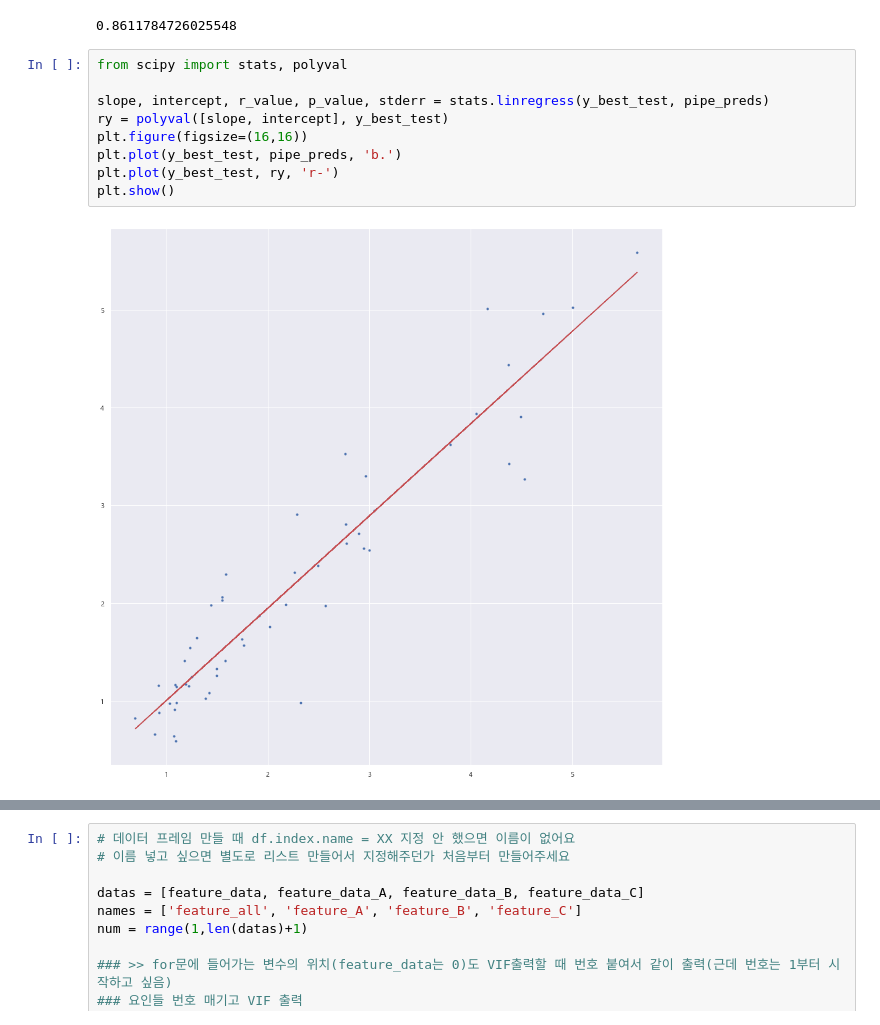
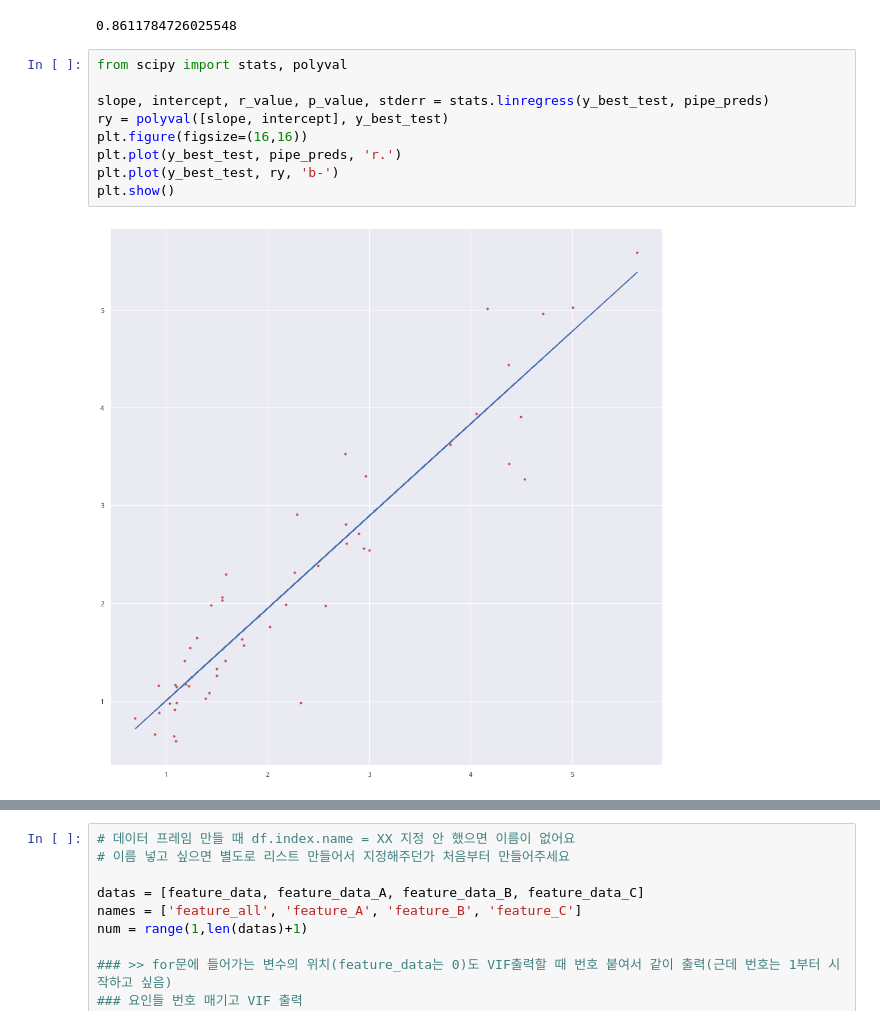
Before and after one commit to pelllzz/ubion4_project1, a Jupyter notebook: code/analysis.ipynb, the cells around one changed output, grey strips where cells are left out. Saved outputs shown, nothing was run; the diff lists cells and outputs as text.

```diff
--- a/code/analysis.ipynb
+++ b/code/analysis.ipynb
@@ -1084,14 +1103,14 @@ pipe_test.score(x_best_train, y_best_train)
 # %%
 from scipy import stats, polyval
 
 slope, intercept, r_value, p_value, stderr = stats.linregress(y_best_test, pipe_preds)
 ry = polyval([slope, intercept], y_best_test)
 plt.figure(figsize=(16,16))
-plt.plot(y_best_test, pipe_preds, 'b.')
-plt.plot(y_best_test, ry, 'r-')
+plt.plot(y_best_test, pipe_preds, 'r.')
+plt.plot(y_best_test, ry, 'b-')
 plt.show()
 # %% [output]
-[figure, old version]
+[figure, new version]
 # %%
 slope, intercept, r_value, p_value, stderr = stats.linregress(y_best_test, reg_preds)
 ry = polyval([slope, intercept], y_best_test)
```
Also changed, not shown: parts of 9 cells of this notebook, 1 other file.
